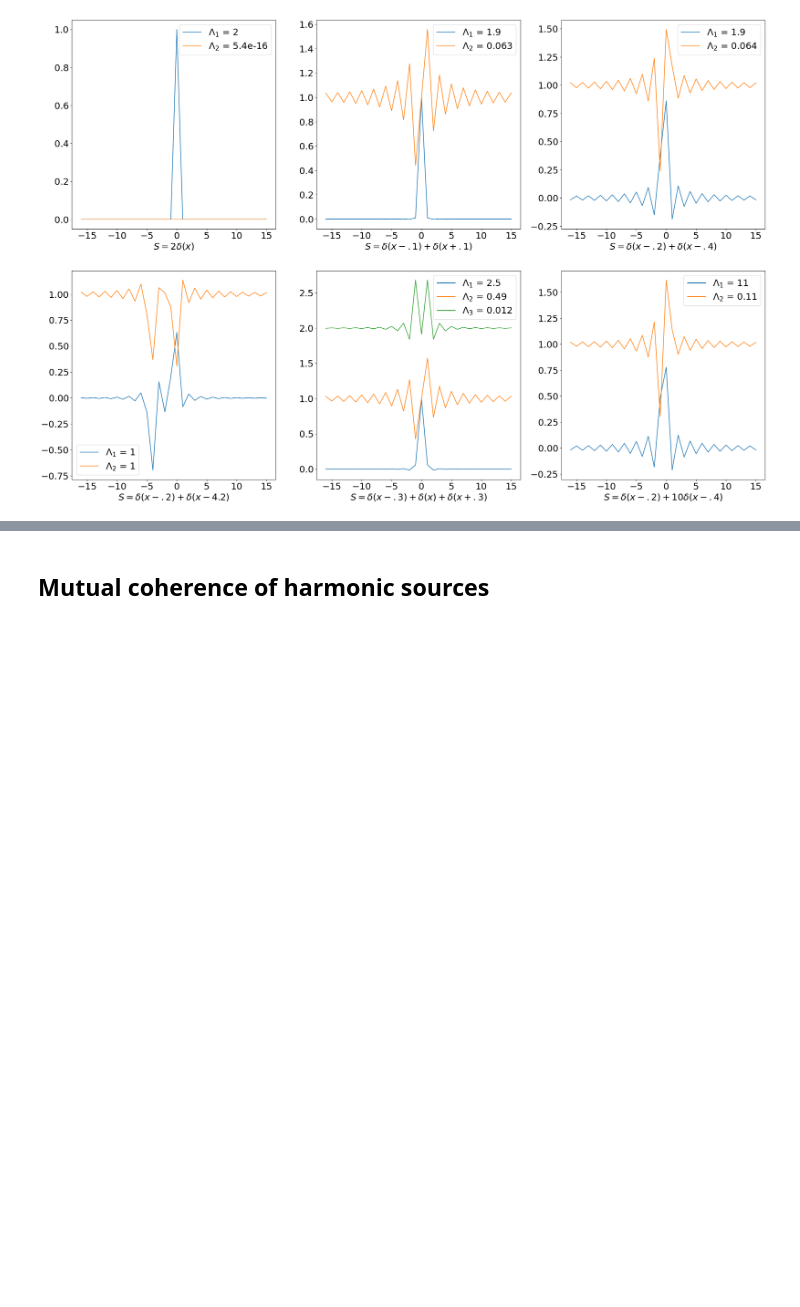
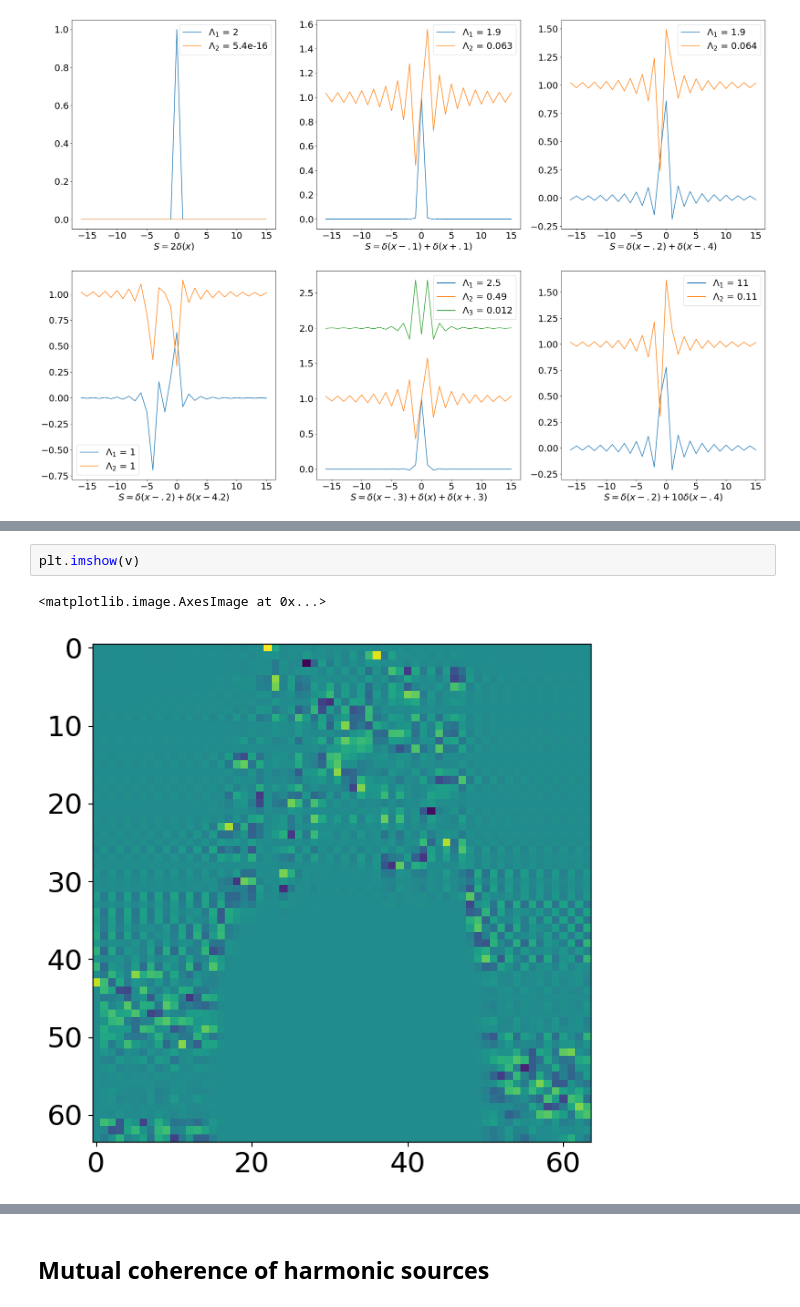
Before and after one commit to arizonaCameraLab/computationalImaging, a Jupyter notebook: Chapter8FocalImaging/coherentModes.ipynb, the cells around one changed output, grey strips where cells are left out. Saved outputs shown, nothing was run; the diff lists cells and outputs as text; blank space fills up the shorter version.

```diff
--- a/Chapter8FocalImaging/coherentModes.ipynb
+++ b/Chapter8FocalImaging/coherentModes.ipynb
@@ -113,0 +171,5 @@ plt.savefig('2pointModes.pdf')
+# %%
+plt.imshow(v)
+# %% [output]
+<matplotlib.image.AxesImage at 0x...>
+[figure, added]
```
Also changed, not shown: parts of 8 cells of this notebook.
